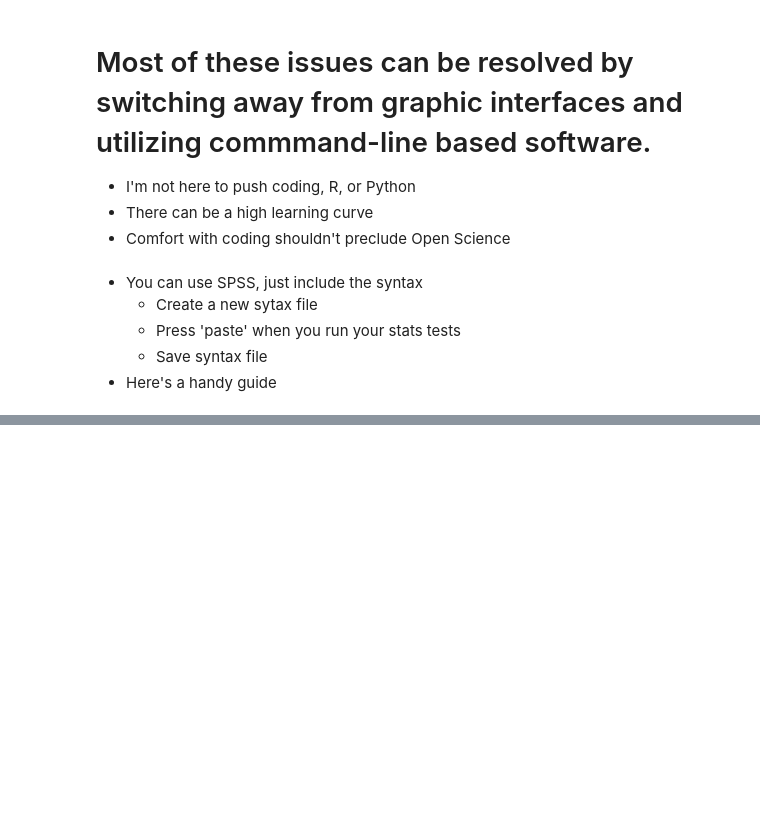
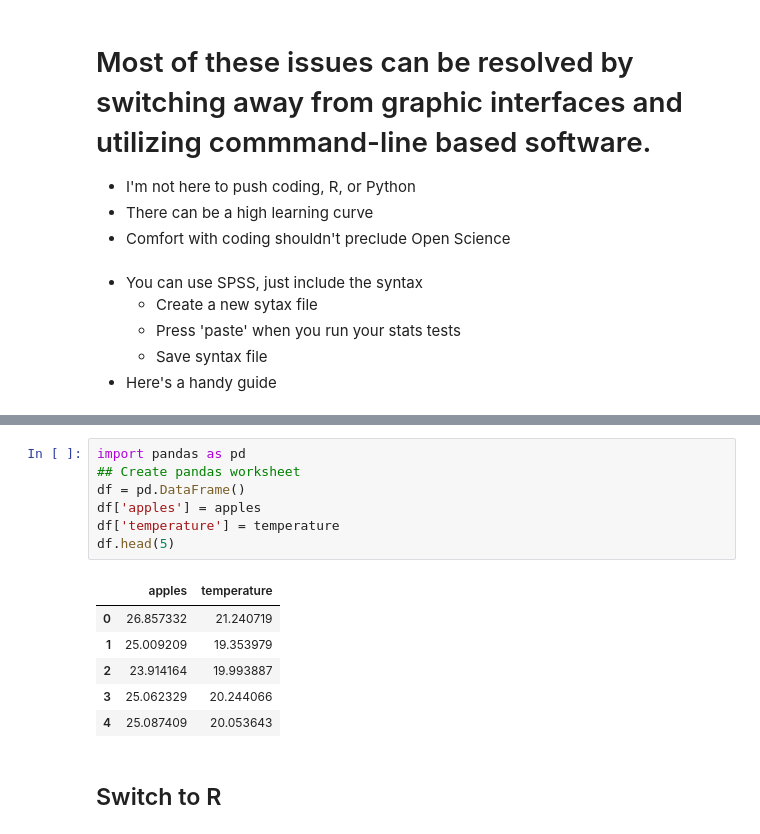
Before and after one commit to drfeinberg/PNB-Open-Science-Summer-Workshop, a Jupyter notebook: 07-Reproducible-Statistics.ipynb, the cells around one changed output, grey strips where cells are left out. Drawn from its saved outputs; the diff is of its cells as text; blank space fills up the shorter version.

```diff
--- a/07-Reproducible-Statistics.ipynb
+++ b/07-Reproducible-Statistics.ipynb
@@ -34,0 +76,16 @@ IFrame(src='https://libguides.library.kent.edu/SPSS/Syntax', width=1000, height=
+# %%
+import pandas as pd
+## Create pandas worksheet
+df = pd.DataFrame()
+df['apples'] = apples
+df['temperature'] = temperature
+df.head(5)
+# %% [output]
+|  | apples | temperature |
+| 0 | 26.857332 | 21.240719 |
+| 1 | 25.009209 | 19.353979 |
+| 2 | 23.914164 | 19.993887 |
+| 3 | 25.062329 | 20.244066 |
+| 4 | 25.087409 | 20.053643 |
+# %% [markdown]
+## Switch to R
```
Also changed, not shown: parts of 14 cells of this notebook, 3 other files.
